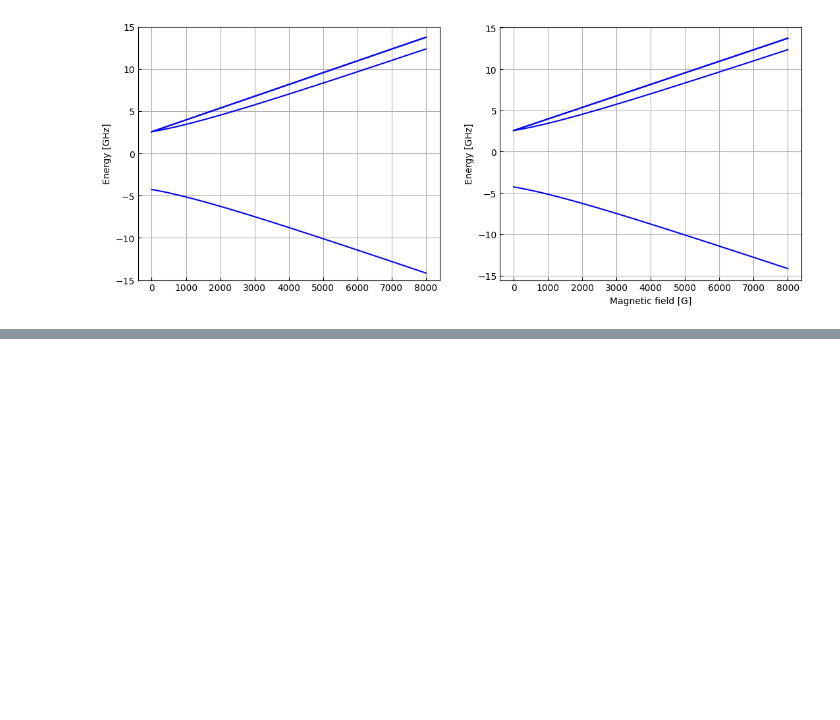
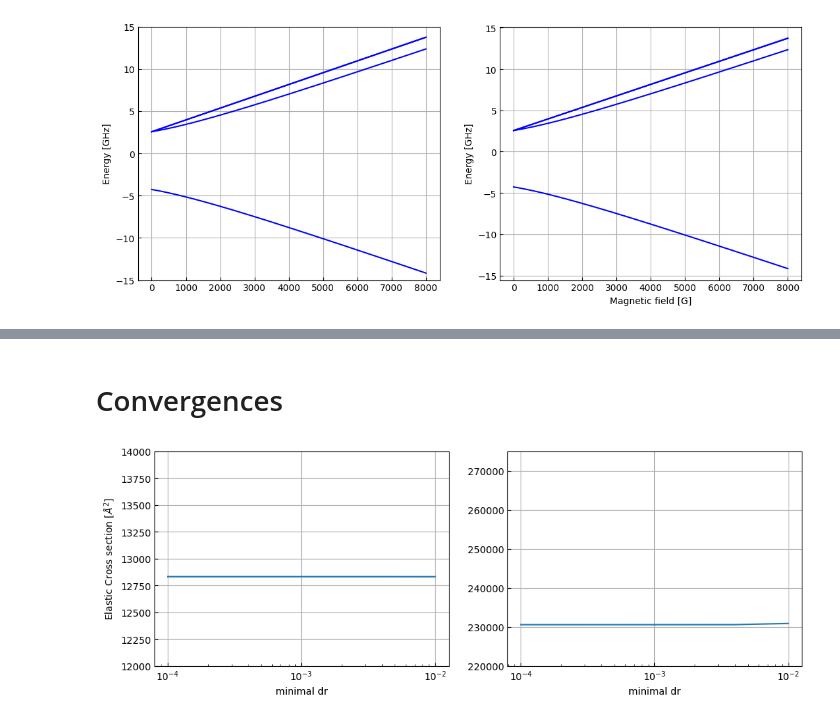
Before and after one commit to Wleter/rb_alf_feshbach, a Jupyter notebook: analysis/analysis.ipynb, the cells around one changed output, grey strips where cells are left out. Drawn from its saved outputs; the diff is of its cells as text; code cells hidden in the pictures; blank space fills up the shorter version.

Commit message:
convergences

```diff
--- a/analysis/analysis.ipynb
+++ b/analysis/analysis.ipynb
@@ -226,0 +227,30 @@ axes[1].set_ylim(-6, 0);
+# %% [markdown]
+# Convergences
+# %%
+data = ScatteringDependence.parse_json(f"{DATA_PATH}/alf_rb_scattering_n_max_0_convergence_dr.json")
+
+fig, axes = utility.plot_many(1, 2, (12, 4), sharex=True)
+
+points = data.parameters
+cross_section = data.elastic_cross_sections()
+
+axes[0].plot(points, cross_section / ANGS**2)
+
+axes[0].set_ylim(12000, 14000)
+axes[0].set_ylabel(r"Elastic Cross section [$\AA^2$]")
+axes[0].set_xlabel("minimal dr")
+
+data = ScatteringDependence.parse_json(f"{DATA_PATH}/alf_rb_scattering_n_max_10_convergence_dr.json")
+
+points = data.parameters
+cross_section = data.elastic_cross_sections()
+
+axes[1].plot(points, cross_section / ANGS**2)
+
+axes[1].set_ylim(220000, 275000)
+axes[1].set_xlabel("minimal dr")
+
+axes[0].set_xscale("log")
+axes[1].set_xscale("log");
+# %% [output]
+[figure, added]
```
Also changed, not shown: parts of 4 cells of this notebook, 1 other file.
